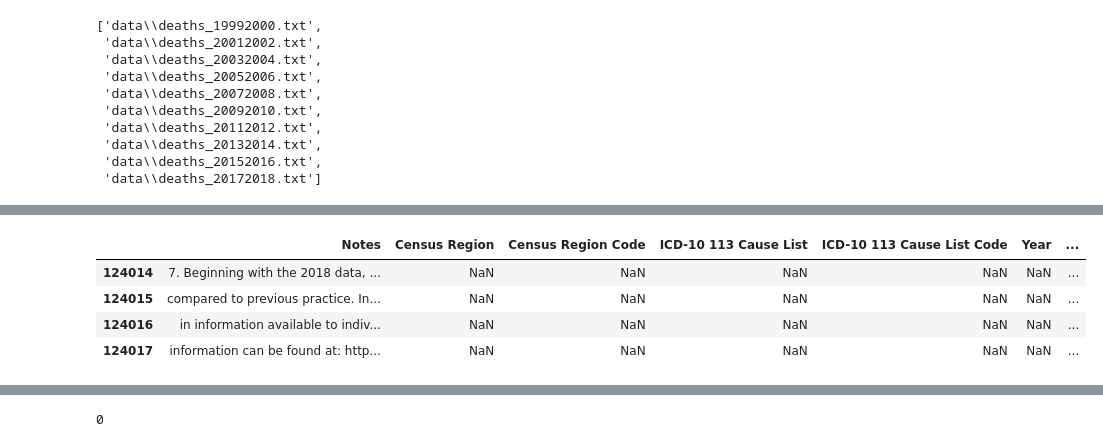
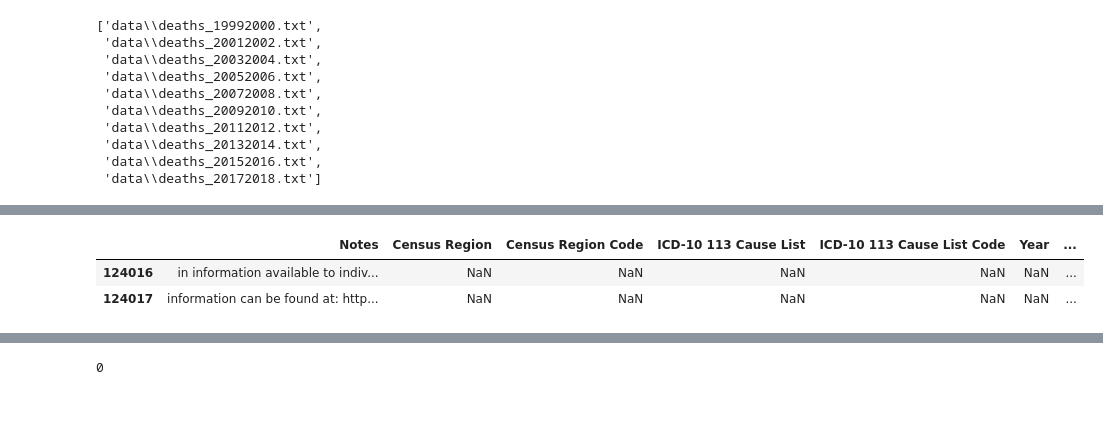
Before and after one commit to ryand231/deathstats, a Jupyter notebook: Deathbase_notebook.ipynb, the cells around one changed output, grey strips where cells are left out. Saved outputs shown, nothing was run; the diff lists cells and outputs as text; code cells hidden in the pictures; blank space fills up the shorter version.

```diff
--- a/Deathbase_notebook.ipynb
+++ b/Deathbase_notebook.ipynb
@@ -41,9 +42,7 @@ frame.head(4)
 # %%
-frame.tail(4)
+frame.tail(2)
 # %% [output]
 |  | Notes | Census Region | Census Region Code | ICD-10 113 Cause List | ICD-10 113 Cause List Code | Year | ... |
-| 124014 | 7. Beginning with the 2018 data, ... | NaN | NaN | NaN | NaN | NaN | ... |
-| 124015 | compared to previous practice. In... | NaN | NaN | NaN | NaN | NaN | ... |
 | 124016 | in information available to indiv... | NaN | NaN | NaN | NaN | NaN | ... |
 | 124017 | information can be found at: http... | NaN | NaN | NaN | NaN | NaN | ... |
 # %%
```
Also changed, not shown: parts of 39 cells of this notebook, 3 other files.
